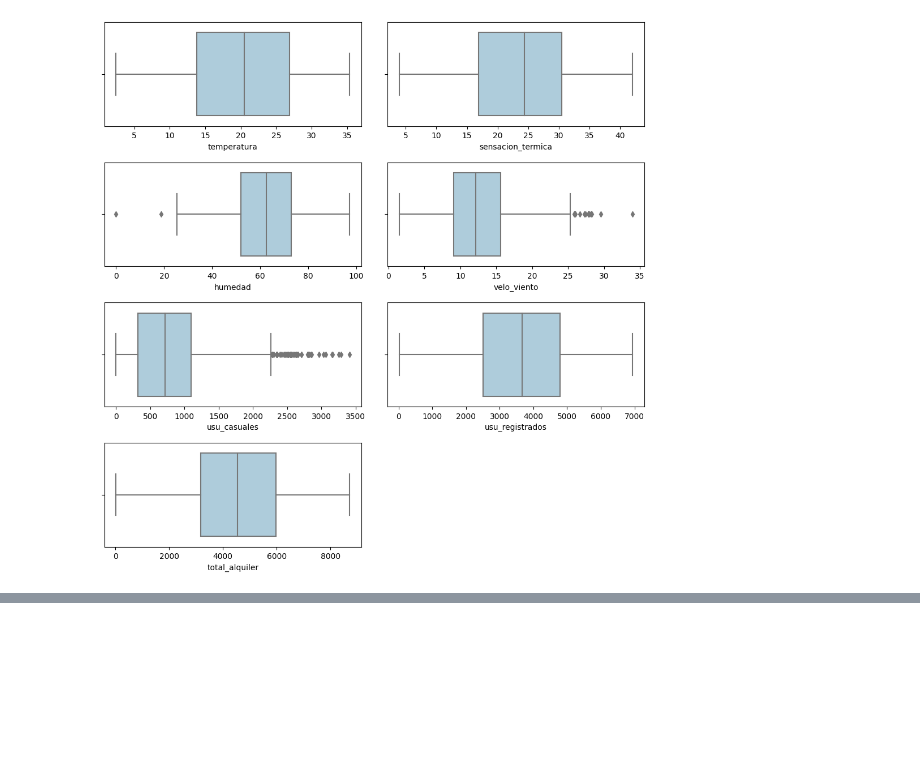
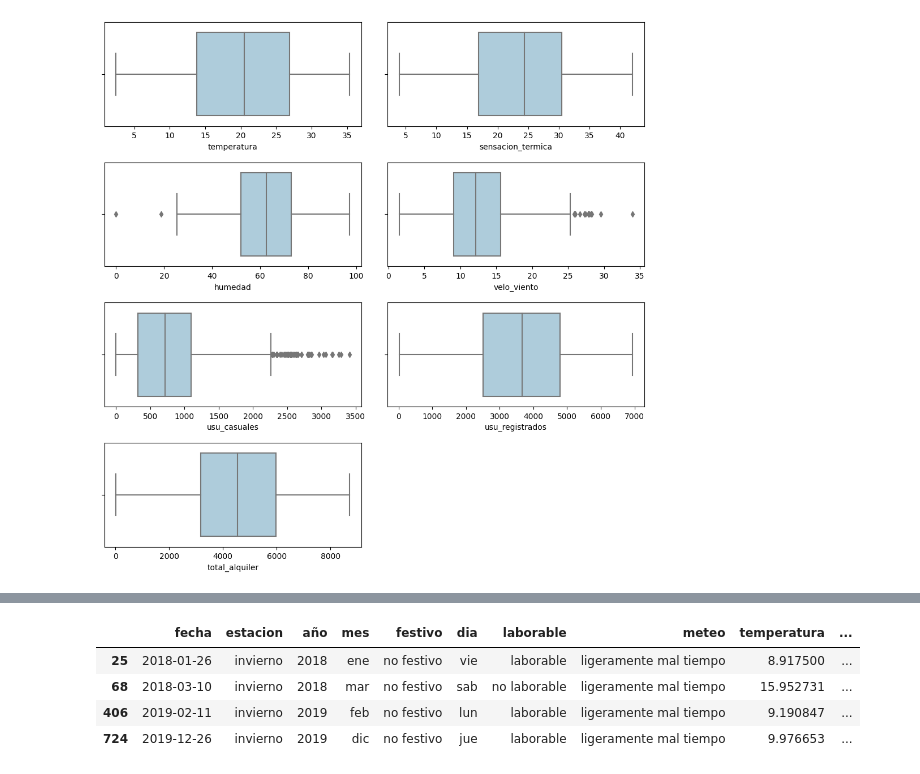
Before and after one commit to GriselleAlanis/project-da-promoE-module3-team1, a Jupyter notebook: Visualizaciones.ipynb, the cells around one changed output, grey strips where cells are left out. Cells and saved outputs as stored; diff of their text form; code cells hidden in the pictures; blank space fills up the shorter version.

```diff
--- a/Visualizaciones.ipynb
+++ b/Visualizaciones.ipynb
@@ -39,0 +90,8 @@ plt.show()    #chequeo de outliers
+# %%
+df[(df["estacion"] == "invierno") & (df["meteo"] == "ligeramente mal tiempo")]
+# %% [output]
+|  | fecha | estacion | año | mes | festivo | dia | laborable | meteo | temperatura | ... |
+| 25 | 2018-01-26 | invierno | 2018 | ene | no festivo | vie | laborable | ligeramente mal tiempo | 8.917500 | ... |
+| 68 | 2018-03-10 | invierno | 2018 | mar | no festivo | sab | no laborable | ligeramente mal tiempo | 15.952731 | ... |
+| 406 | 2019-02-11 | invierno | 2019 | feb | no festivo | lun | laborable | ligeramente mal tiempo | 9.190847 | ... |
+| 724 | 2019-12-26 | invierno | 2019 | dic | no festivo | jue | laborable | ligeramente mal tiempo | 9.976653 | ... |
```
Also changed, not shown: parts of 12 cells of this notebook.
